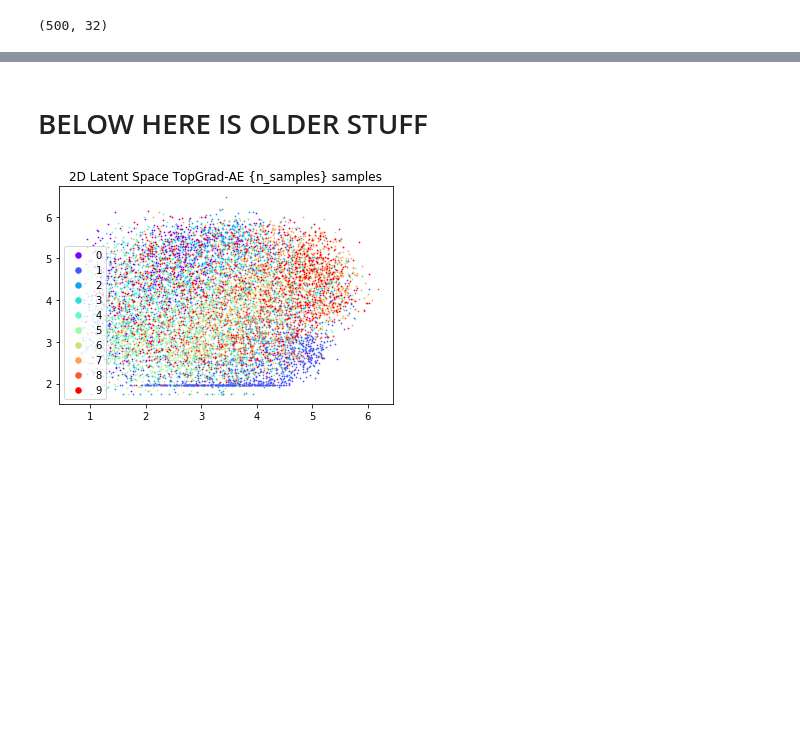
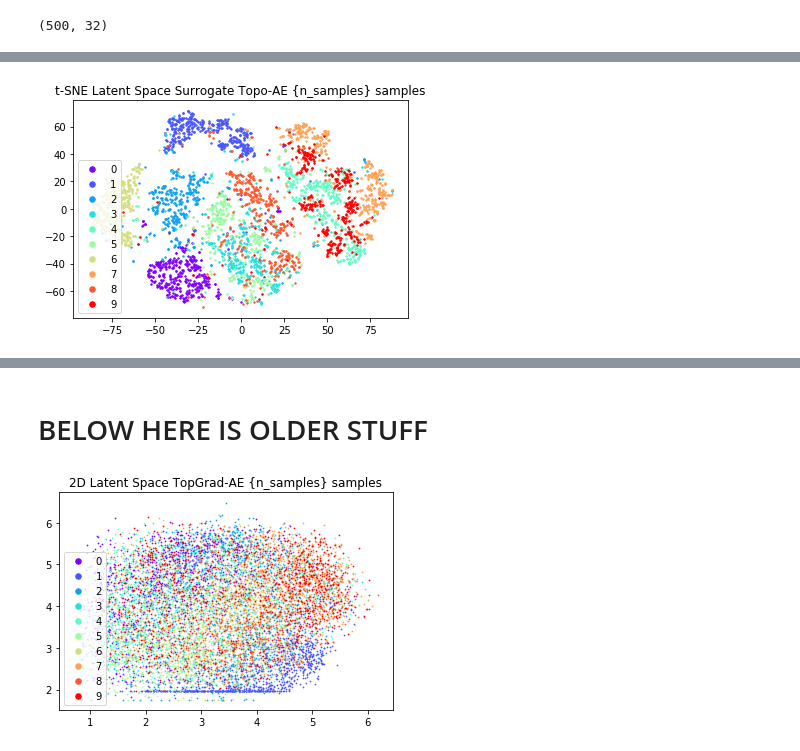
Before and after one commit to BorgwardtLab/topological-autoencoders, a Jupyter notebook: notebooks/Visualize_latent_space_mnist.ipynb, the cells around one changed output, grey strips where cells are left out. Cells and saved outputs as stored; diff of their text form; code cells hidden in the pictures; blank space fills up the shorter version.

```diff
--- a/notebooks/Visualize_latent_space_mnist.ipynb
+++ b/notebooks/Visualize_latent_space_mnist.ipynb
@@ -156,9 +153,11 @@ latent_spaces['topological']['data'][:n_samples,:].shape
 topo_latent = rescaled(
     latent_spaces['topological']['data'][:n_samples,:]
 )
-
 vanilla_latent = rescaled(
     latent_spaces['vanilla']['data'][:n_samples,:]
+)
+surr_latent = rescaled(
+    latent_spaces['surrogate']['data'][:n_samples,:]
 )
 
 data_scaled = rescaled(
@@ -177,3 +178,6 @@ X_tsne = tsne.fit_transform(data_scaled)
+# %%
+tsne = TSNE(random_state=42, perplexity=20) #, perplexity=10, learning_rate=100, early_exaggeration=30)
+Z_tsne_surr = tsne.fit_transform(surr_latent)
 # %%
 pca = PCA(random_state=0)
 Z_pca_top = pca.fit_transform(topo_latent)
@@ -201,2 +214,6 @@ plotting(Z_tsne_van, all_labels[:n_samples], '2D Latent Space Vanilla-AE {n_samp
+# %%
+plotting(Z_tsne_surr, all_labels[:n_samples], 't-SNE Latent Space Surrogate Topo-AE {n_samples} samples')
+# %% [output]
+[figure, added]
 # %%
 plotting(X_tsne, all_labels[:n_samples], '2D Embedding of Data Space {n_samples} samples')
```
Also changed, not shown: parts of 12 cells of this notebook.
